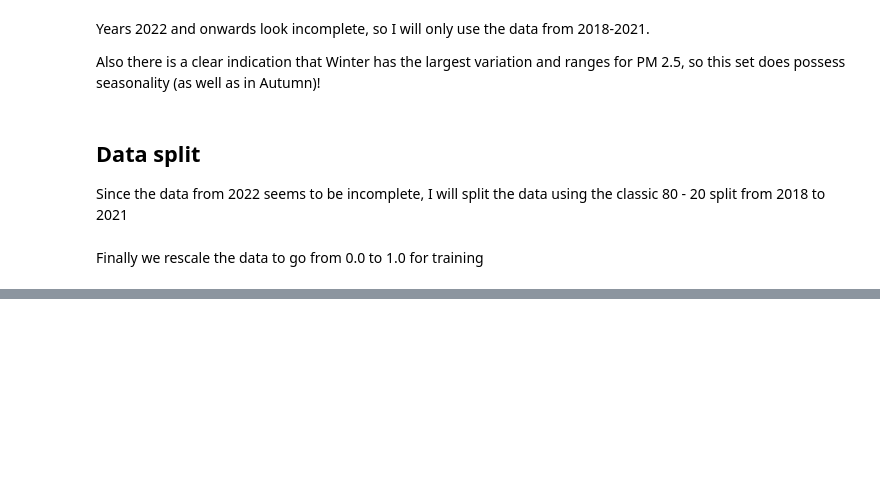
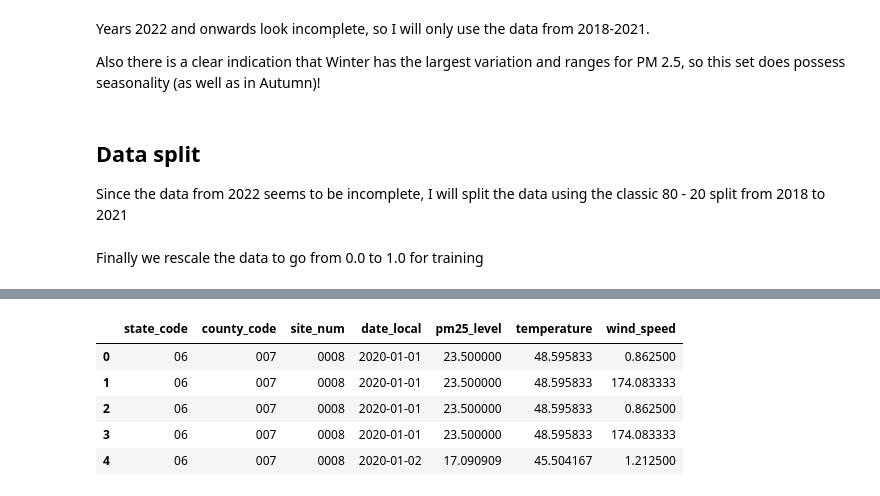
Before and after one commit to felix-rojas/air-quality-deeplearning, a Jupyter notebook: air-quality-data-filtering.ipynb, the cells around one changed output, grey strips where cells are left out. Cells and saved outputs as stored; diff of their text form; code cells hidden in the pictures; blank space fills up the shorter version.

```diff
--- a/air-quality-data-filtering.ipynb
+++ b/air-quality-data-filtering.ipynb
@@ -265,0 +272,48 @@ test_scaled = scaler.transform(test_data[['pm25']])
+# %%
+test_query = """
+SELECT
+    pm.state_code,
+    pm.county_code,
+    pm.site_num,
+    pm.date_local,
+    pm.arithmetic_mean AS pm25_level,
+    t.arithmetic_mean AS temperature,
+    w.arithmetic_mean AS wind_speed
+FROM
+    `bigquery-public-data.epa_historical_air_quality.pm25_frm_daily_summary` AS pm
+INNER JOIN
+    `bigquery-public-data.epa_historical_air_quality.temperature_daily_summary` AS t
+    ON pm.state_code = t.state_code
+    AND pm.county_code = t.county_code
+    AND pm.site_num = t.site_num
+    AND pm.date_local = t.date_local
+INNER JOIN
+    `bigquery-public-data.epa_historical_air_quality.wind_daily_summary` AS w
+    ON pm.state_code = w.state_code
+    AND pm.county_code = w.county_code
+    AND pm.site_num = w.site_num
+    AND pm.date_local = w.date_local
+WHERE
+    -- only 2020
+    pm.date_local >= '2020-01-01'
+    AND pm.date_local <= '2020-12-31'
+    AND pm.state_code = '06' -- California
+ORDER BY
+    pm.state_code,
+    pm.county_code,
+    pm.site_num,
+    pm.date_local;
+"""
+
+query_job = client.query(test_query)
+
+df_large_test = query_job.to_dataframe()
+
+display(df_large_test.head())
+# %% [output]
+|  | state_code | county_code | site_num | date_local | pm25_level | temperature | wind_speed |
+| 0 | 06 | 007 | 0008 | 2020-01-01 | 23.500000 | 48.595833 | 0.862500 |
+| 1 | 06 | 007 | 0008 | 2020-01-01 | 23.500000 | 48.595833 | 174.083333 |
+| 2 | 06 | 007 | 0008 | 2020-01-01 | 23.500000 | 48.595833 | 0.862500 |
+| 3 | 06 | 007 | 0008 | 2020-01-01 | 23.500000 | 48.595833 | 174.083333 |
+| 4 | 06 | 007 | 0008 | 2020-01-02 | 17.090909 | 45.504167 | 1.212500 |
```
Also changed, not shown: parts of 20 cells of this notebook.
